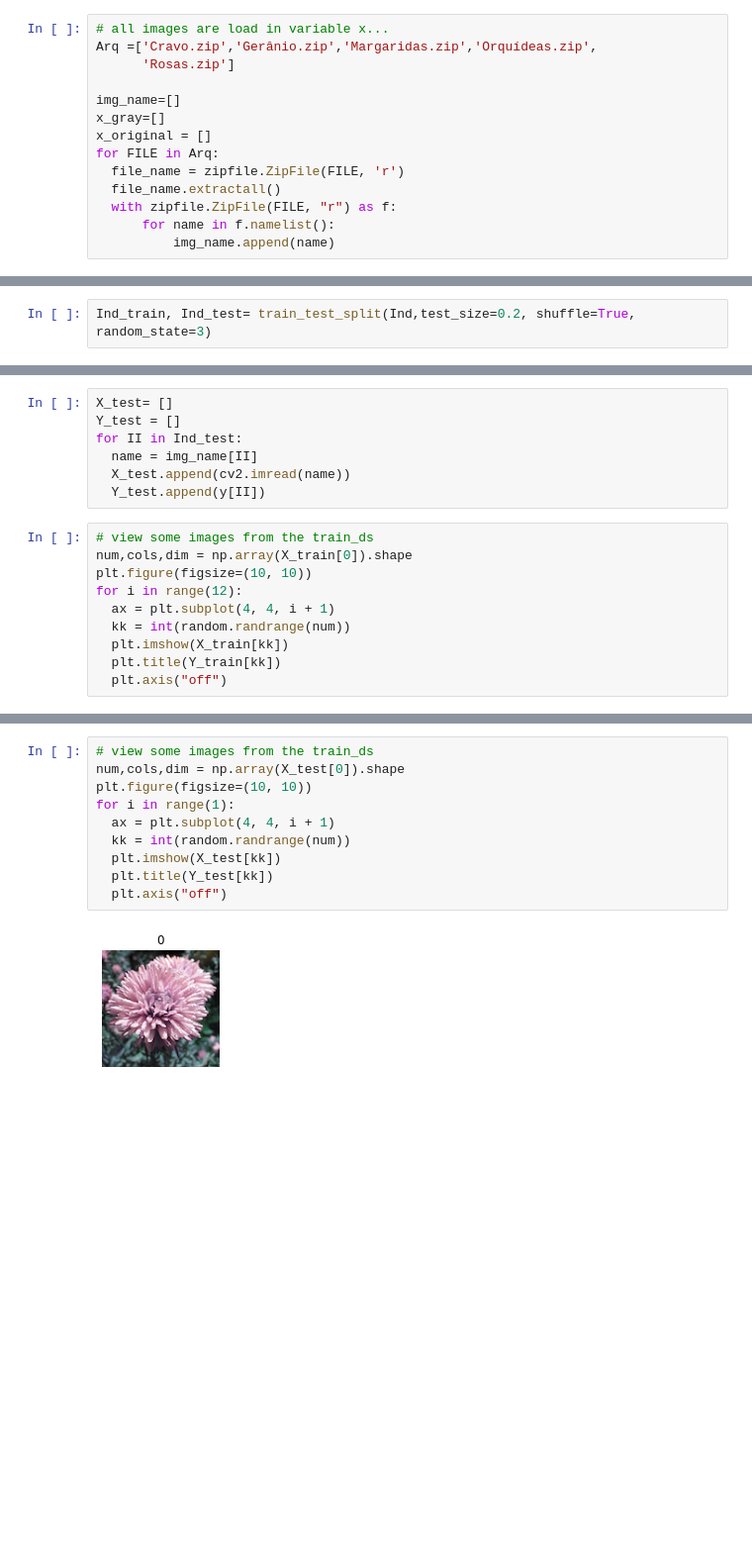
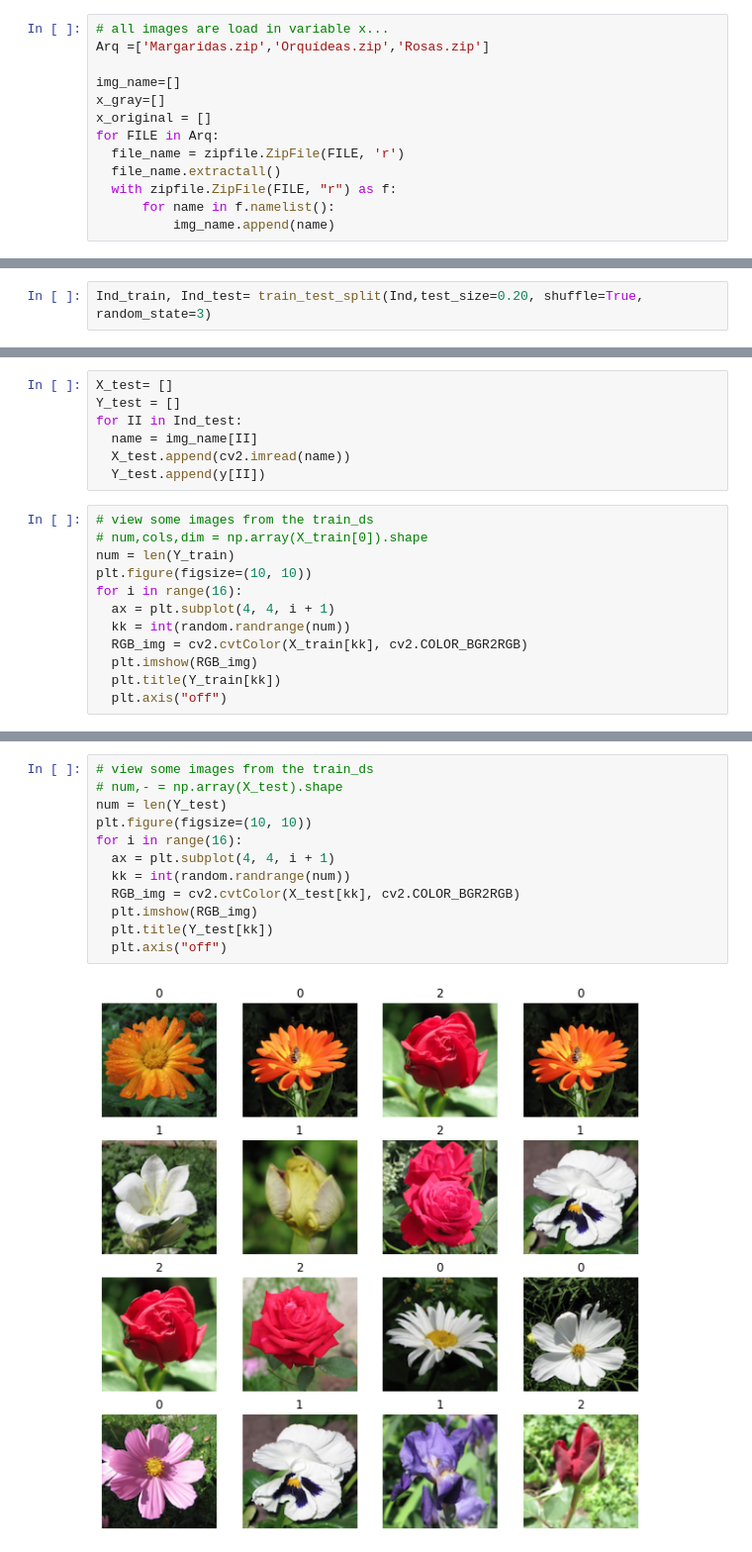
Before and after one commit to Fernanda101704/Basededados, a Jupyter notebook: Projeto_2_RN.ipynb, the cells around one changed output, grey strips where cells are left out. Shown at 99% size. Drawn from its saved outputs; the diff is of its cells as text; blank space fills up the shorter version.

```diff
--- a/Projeto_2_RN.ipynb
+++ b/Projeto_2_RN.ipynb
@@ -29,7 +31,6 @@ Unpacking objects: 100% (90/90), done.
 # %%
 # all images are load in variable x...
-Arq =['Cravo.zip','Gerânio.zip','Margaridas.zip','Orquídeas.zip',
-      'Rosas.zip']
+Arq =['Margaridas.zip','Orquídeas.zip','Rosas.zip']
 
 img_name=[]
 x_gray=[]
@@ -63,7 +72,7 @@ Ind = range(DATASET_SIZE)
 Img_Size = 80
 num_range = DATASET_SIZE
 # %%
-Ind_train, Ind_test= train_test_split(Ind,test_size=0.2, shuffle=True, random_state=3)
+Ind_train, Ind_test= train_test_split(Ind,test_size=0.20, shuffle=True, random_state=3)
 # %%
 X_train = []
 Y_train = []
@@ -80,12 +90,14 @@ for II in Ind_test:
   Y_test.append(y[II])
 # %%
 # view some images from the train_ds
-num,cols,dim = np.array(X_train[0]).shape
+# num,cols,dim = np.array(X_train[0]).shape
+num = len(Y_train)
 plt.figure(figsize=(10, 10))
-for i in range(12):
+for i in range(16):
   ax = plt.subplot(4, 4, i + 1)
   kk = int(random.randrange(num))
-  plt.imshow(X_train[kk])
+  RGB_img = cv2.cvtColor(X_train[kk], cv2.COLOR_BGR2RGB)
+  plt.imshow(RGB_img)
   plt.title(Y_train[kk])
   plt.axis("off")
 # %% [output]
@@ -93,12 +109,14 @@ for i in range(12):
 # %%
 # view some images from the train_ds
-num,cols,dim = np.array(X_test[0]).shape
+# num,- = np.array(X_test).shape
+num = len(Y_test)
 plt.figure(figsize=(10, 10))
-for i in range(1):
+for i in range(16):
   ax = plt.subplot(4, 4, i + 1)
   kk = int(random.randrange(num))
-  plt.imshow(X_test[kk])
+  RGB_img = cv2.cvtColor(X_test[kk], cv2.COLOR_BGR2RGB)
+  plt.imshow(RGB_img)
   plt.title(Y_test[kk])
   plt.axis("off")
 # %% [output]
-[figure, old version]
+[figure, new version]
```
Also changed, not shown: parts of 12 cells of this notebook.
